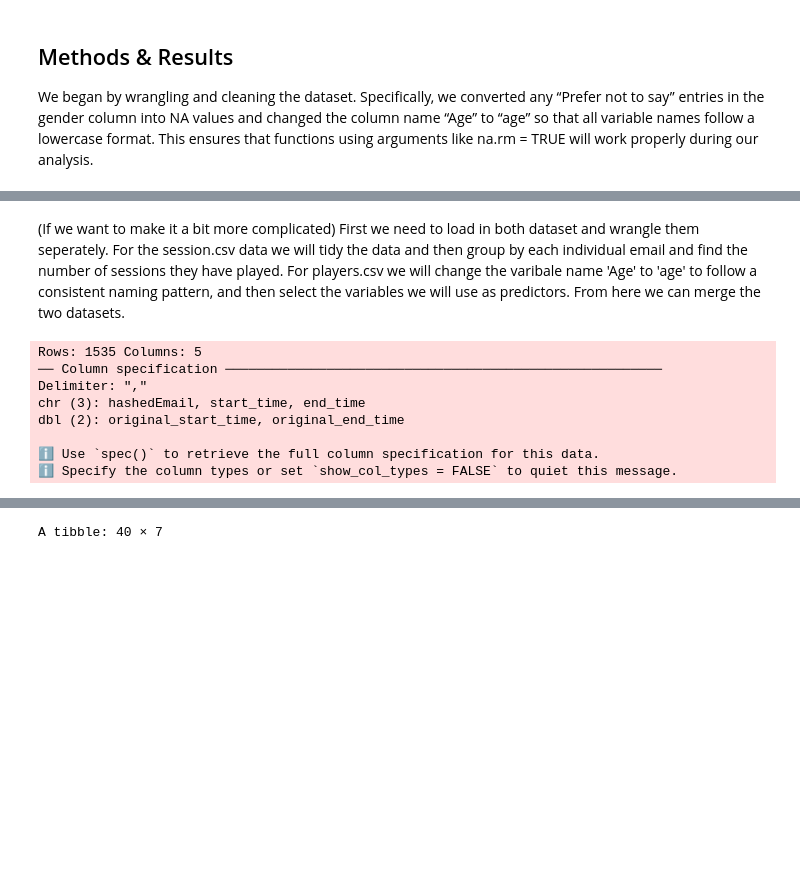
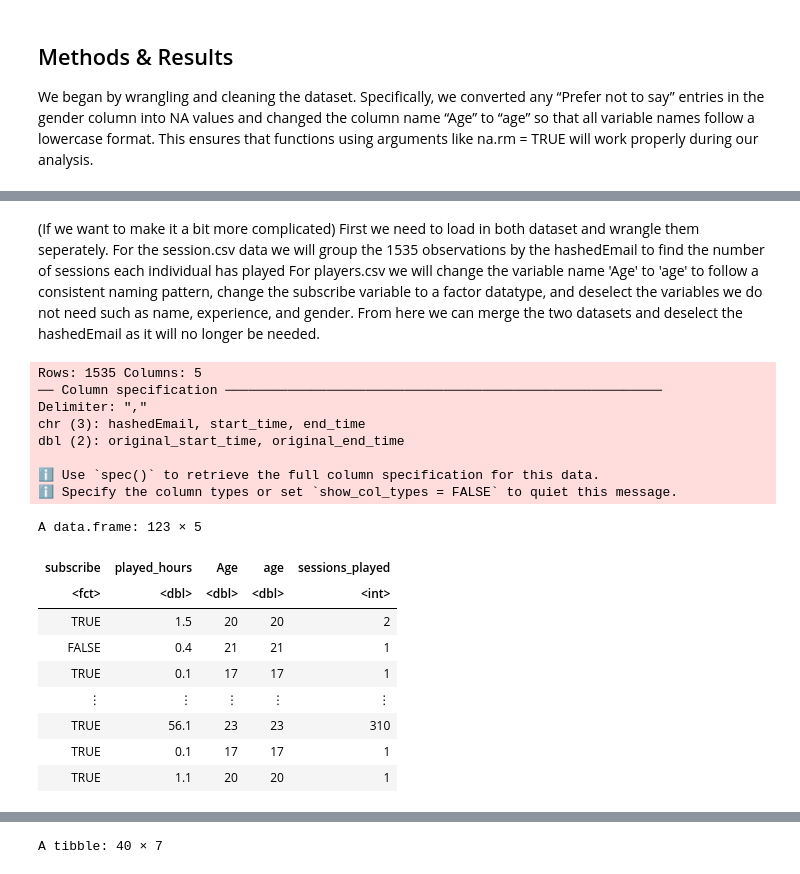
Before and after one commit to kendra2070/group_project, a Jupyter notebook: project_16.ipynb, the cells around one changed output, grey strips where cells are left out. Drawn from its saved outputs; the diff is of its cells as text; code cells hidden in the pictures; blank space fills up the shorter version.

```diff
--- a/project_16.ipynb
+++ b/project_16.ipynb
@@ -115,36 +87,39 @@ A tibble: 196 × 3
 # %% [markdown]
-(If we want to make it a bit more complicated) First we need to load in both dataset and wrangle them seperately. For the session.csv data we will tidy the data and then group by each individual email and find the number of sessions they have played. For players.csv we will change the varibale name 'Age' to 'age' to follow a consistent naming pattern, and then select the variables we will use as predictors. From here we can merge the two datasets.
+(If we want to make it a bit more complicated) First we need to load in both dataset and wrangle them seperately. For the session.csv data we will group the 1535 observations by the hashedEmail to find the number of sessions each individual has played For players.csv we will change the variable name 'Age' to 'age' to follow a consistent naming pattern, change the subscribe variable to a factor datatype, and deselect the variables we do not need such as name, experience, and gender. From here we can merge the two datasets and deselect the hashedEmail as it will no longer be needed.
 # %%
 sessions = read_csv("data/sessions.csv")
 
-tidy_session_data <- sessions |>
-        separate(col = start_time,
-                into = c('start_date', 'start_time'),
-                sep = ' ') |>
-        separate(col = end_time,
-                into = c('end_date', 'end_time'),
-                sep = ' ')
-
 # combining the observations so that each hashedEmail has the number of sessions played beside it
-indiv_sessions <- tidy_session_data |>
+indiv_sessions <- sessions |>
 group_by(hashedEmail) |>
 summarize(sessions_played = n())
 
 #data wrangeling for players
 predictor_data <- players |>
     mutate(age = Age,
           subscribe = as.factor(subscribe)) |>
-    select(age, played_hours, subscribe, hashedEmail) |>
+    select(-experience, -name, -gender) |>
     drop_na()
 
 complete_data <- merge(x = predictor_data, y = indiv_sessions, by = "hashedEmail")
 minecraft_data <- select(complete_data, -hashedEmail)
+minecraft_data
 # %% [output]
 Rows: 1535 Columns: 5
 ── Column specification ────────────────────────────────────────────────────────
 Delimiter: ","
 chr (3): hashedEmail, start_time, end_time
 dbl (2): original_start_time, original_end_time
 
 ℹ Use `spec()` to retrieve the full column specification for this data.
 ℹ Specify the column types or set `show_col_types = FALSE` to quiet this message.
+A data.frame: 123 × 5
+| subscribe | played_hours | Age | age | sessions_played |
+| <fct> | <dbl> | <dbl> | <dbl> | <int> |
+| TRUE | 1.5 | 20 | 20 | 2 |
+| FALSE | 0.4 | 21 | 21 | 1 |
+| TRUE | 0.1 | 17 | 17 | 1 |
+| ⋮ | ⋮ | ⋮ | ⋮ | ⋮ |
+| TRUE | 56.1 | 23 | 23 | 310 |
+| TRUE | 0.1 | 17 | 17 | 1 |
+| TRUE | 1.1 | 20 | 20 | 1 |
```
Also changed, not shown: parts of 11 cells of this notebook.
